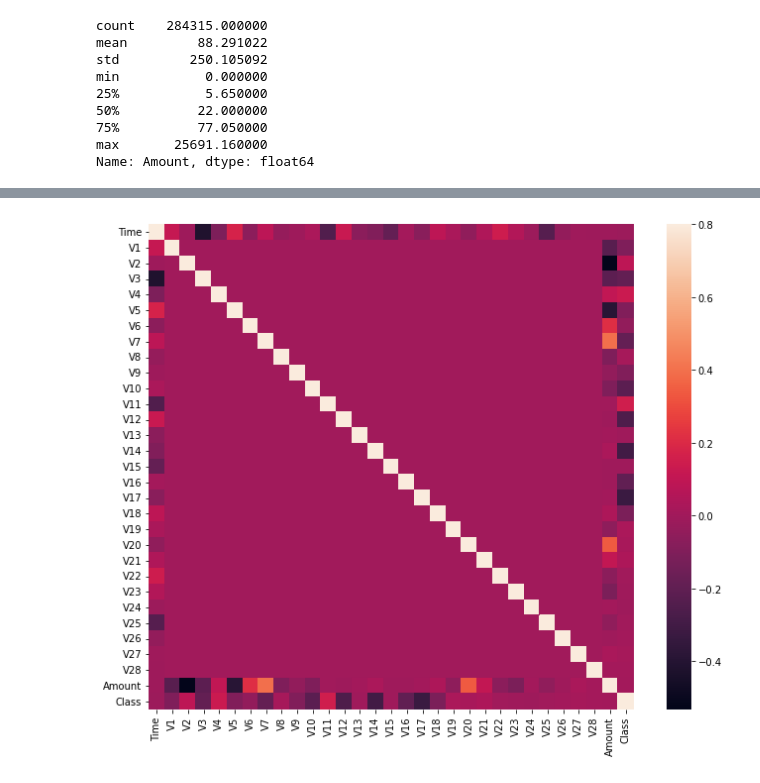
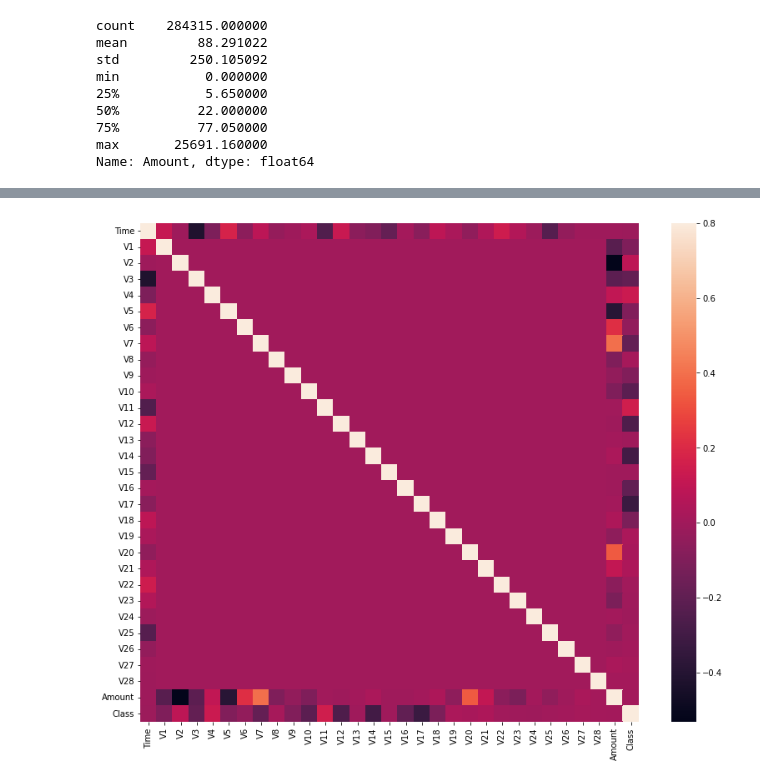
Before and after one commit to NimePeter/Credit-Card-Fraud, a Jupyter notebook: Copy_of_IDD_Peter.ipynb, the cells around one changed output, grey strips where cells are left out. Cells and saved outputs as stored; diff of their text form; code cells hidden in the pictures.

```diff
--- a/Copy_of_IDD_Peter.ipynb
+++ b/Copy_of_IDD_Peter.ipynb
@@ -189,10 +279,10 @@ Name: Amount, dtype: float64
 # %%
 # Correlation matrix
 corrmat = credit_card_data.corr()
-fig = plt.figure(figsize = (12, 9))
+fig = plt.figure(figsize = (14, 11))
 sns.heatmap(corrmat, vmax = .8, square = True)
 plt.show()
 # %% [output]
-[figure, old version]
+[figure, new version]
 # %%
 #separating the X and the Y values
```
Also changed, not shown: parts of 40 cells of this notebook.
